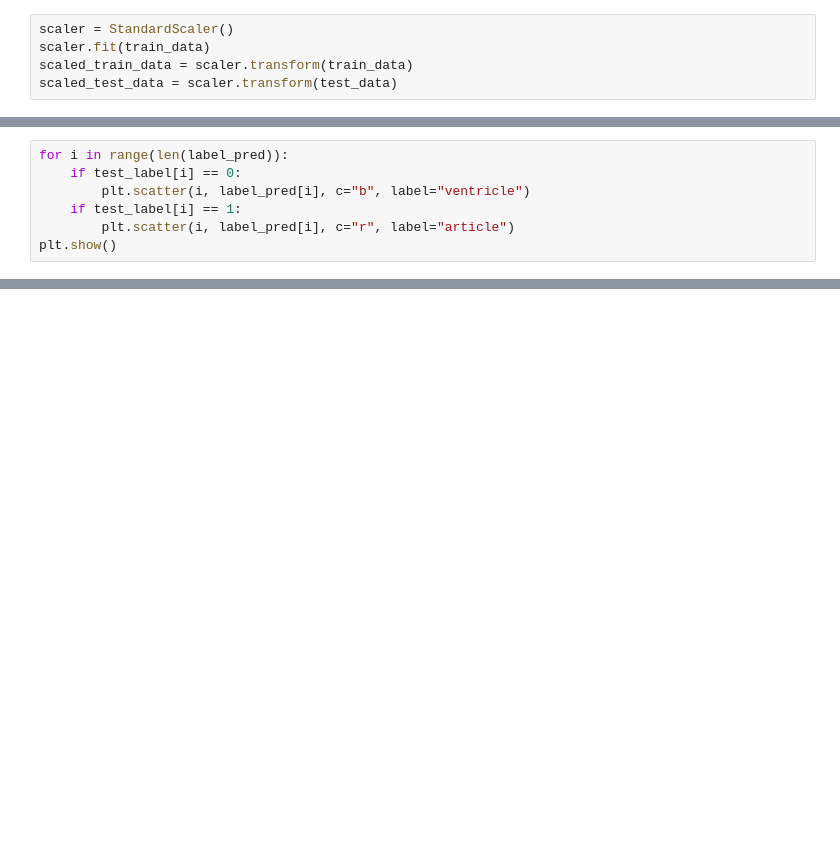
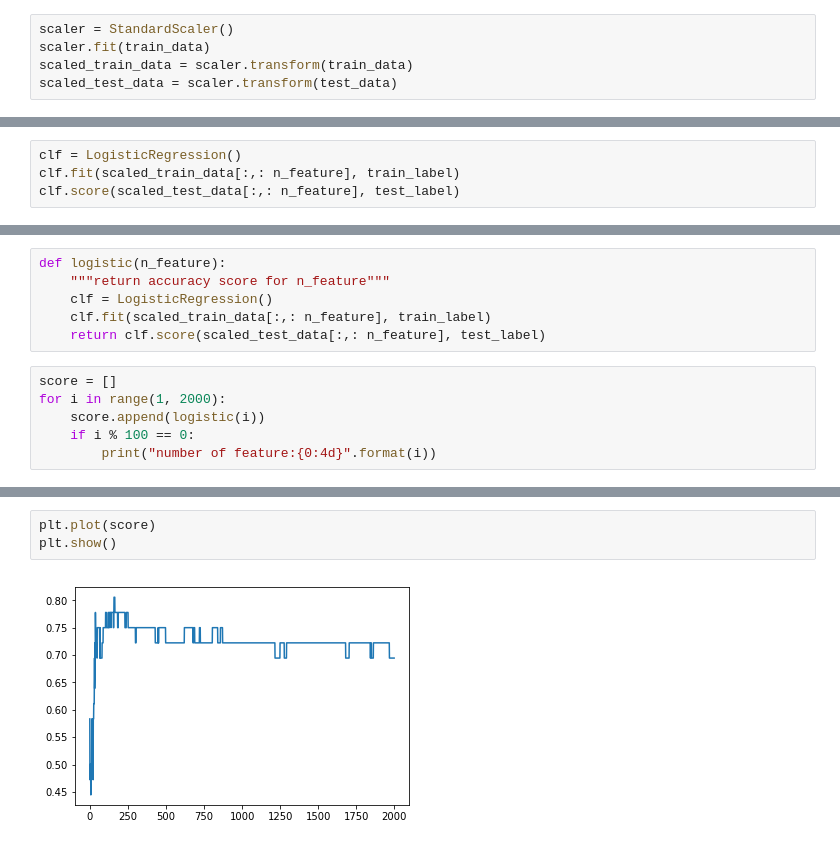
Before and after one commit to bonyuta0204/iPSCell, a Jupyter notebook: logistic_regression.ipynb, the cells around one changed output, grey strips where cells are left out. Cells and saved outputs as stored; diff of their text form; blank space fills up the shorter version.

Commit message:
modified logistic regression

```diff
--- a/logistic_regression.ipynb
+++ b/logistic_regression.ipynb
@@ -39,7 +40,0 @@ label_pred = regr.predict(scaled_test_data[:, :n_feature])
-# %%
-for i in range(len(label_pred)):
-    if test_label[i] == 0:
-        plt.scatter(i, label_pred[i], c="b", label="ventricle")
-    if test_label[i] == 1:
-        plt.scatter(i, label_pred[i], c="r", label="article")
-plt.show()
@@ -47,0 +41,4 @@ plt.show()
+# %%
+clf = LogisticRegression()
+clf.fit(scaled_train_data[:,: n_feature], train_label)
+clf.score(scaled_test_data[:,: n_feature], test_label)
@@ -47,0 +47,12 @@ plt.show()
+# %%
+def logistic(n_feature):
+    """return accuracy score for n_feature"""
+    clf = LogisticRegression()
+    clf.fit(scaled_train_data[:,: n_feature], train_label)
+    return clf.score(scaled_test_data[:,: n_feature], test_label)
+# %%
+score = []
+for i in range(1, 2000):
+    score.append(logistic(i))
+    if i % 100 == 0:
+        print("number of feature:{0:4d}".format(i))
@@ -47,0 +79,5 @@ plt.show()
+# %%
+plt.plot(score)
+plt.show()
+# %% [output]
+[figure, added]
```
Also changed, not shown: parts of 8 cells of this notebook, 1 other file.
